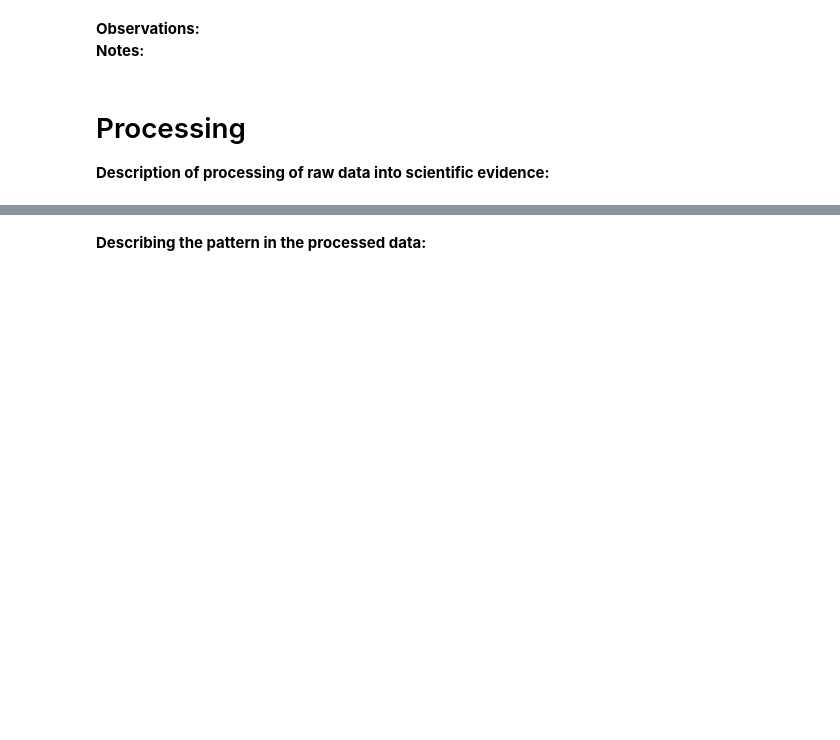
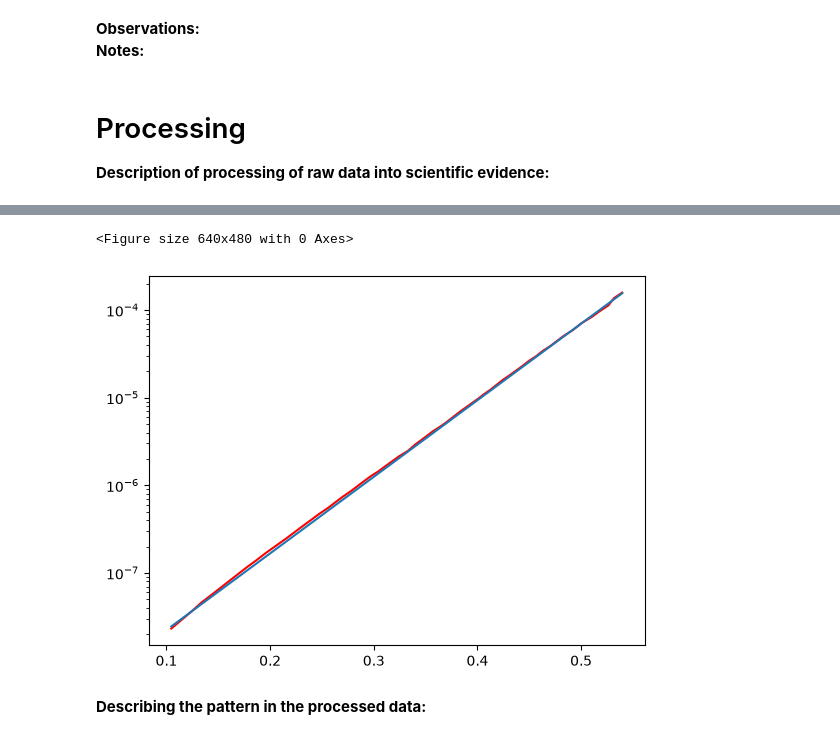
Before and after one commit to ninairis/ip-2-thermo, a Jupyter notebook: BM_labjournaal.ipynb, the cells around one changed output, grey strips where cells are left out. Drawn from its saved outputs; the diff is of its cells as text; code cells hidden in the pictures; blank space fills up the shorter version.

```diff
--- a/BM_labjournaal.ipynb
+++ b/BM_labjournaal.ipynb
@@ -130,2 +118,18 @@ print(popt)
+# %%
+#de stroomsterkte logaritmisch plotten tegen de lineaire spanning
+
+def logplot(U_diode):
+    exponent = ((-q)*U_diode)/(n*k_B*T)
+    return I0*np.exp(exponent)
+
+plt.figure()
+fig, ax = plt.subplots()
+ax.plot(U_diode,I_diode,'r-')
+ax.plot(U_diode,logplot(U_diode))
+ax.set_yscale('log')
+plt.show()
+# %% [output]
+<Figure size 640x480 with 0 Axes>
+[figure, added]
 # %% [markdown]
 **Describing the pattern in the processed data:**
```
Also changed, not shown: parts of 10 cells of this notebook.
